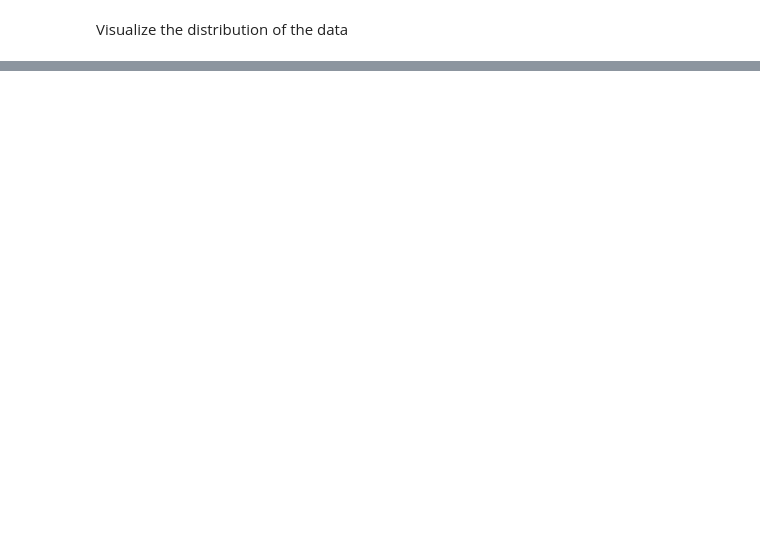
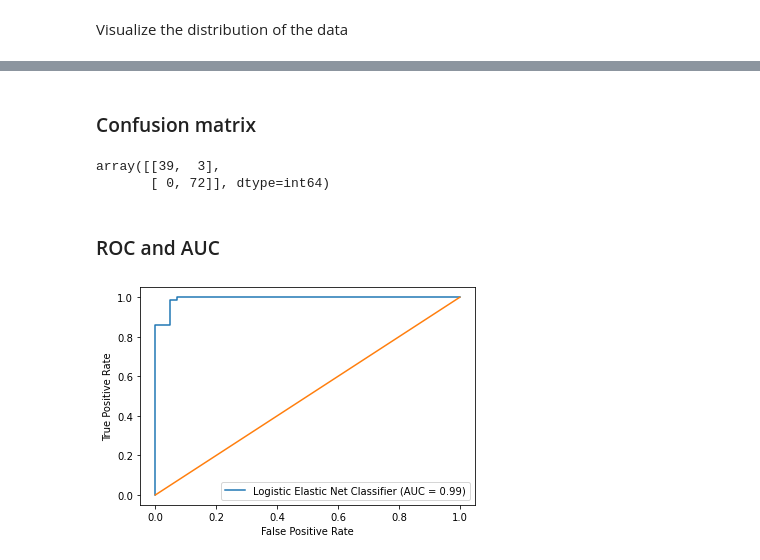
Before and after one commit to Henrik-Kowalkowski/py_breast_cancer, a Jupyter notebook: py_breast_cancer.ipynb, the cells around one changed output, grey strips where cells are left out. Saved outputs shown, nothing was run; the diff lists cells and outputs as text; code cells hidden in the pictures; blank space fills up the shorter version.

Commit message:
add 2 classifiers

```diff
--- a/py_breast_cancer.ipynb
+++ b/py_breast_cancer.ipynb
@@ -80,0 +130,4 @@ plt.show()
+# %%
+X, y = cancer_data.drop(columns="target"), cancer_data.target
+X_train, X_test, y_train, y_test = train_test_split(X, y, test_size=0.20, stratify=y, random_state=0)
+display(X_train.shape, X_test.shape, y_train.shape, y_test.shape)
@@ -80,0 +141,6 @@ plt.show()
+# %%
+scaler = StandardScaler()
+X_train_scale = scaler.fit_transform(X_train)
+X_test_scale = scaler.fit_transform(X_test)
+
+display(X_train.head(3), pd.DataFrame(X_train_scale).head(3))
@@ -80,0 +284,16 @@ plt.show()
+# %%
+inner_cv = KFold(n_splits=3, shuffle=True, random_state=0)
+outer_cv = KFold(n_splits=3, shuffle=True, random_state=0)
+
+l1_ratios = [0, 0.2, 0.4, 0.6, 0.8, 1]
+# Non_nested parameter search and scoring
+gs = LogisticRegressionCV(Cs=20, l1_ratios=l1_ratios,
+                        penalty="elasticnet", solver="saga",
+                        cv=inner_cv, scoring="f1", max_iter=1e5,
+                        n_jobs=-2)
+gs.fit(X_train_scale, y_train)
+
+# Nested CV with parameter optimization
+nested_score = cross_val_score(gs, X=X_train_scale, y=y_train,
+                               cv=outer_cv, scoring="f1",
+                               n_jobs=-2)
@@ -80,0 +370,19 @@ plt.show()
+# %% [markdown]
+### Confusion matrix
+# %%
+confusion_matrix(y_test, y_pred)
+# %% [output]
+array([[39,  3],
+       [ 0, 72]], dtype=int64)
+# %% [markdown]
+### ROC and AUC
+# %%
+fpr, tpr, thresholds = roc_curve(y_test, gs.predict_proba(X_test_scale)[:, 1])
+# %%
+roc_auc = auc(fpr, tpr)
+roc_plt = RocCurveDisplay(fpr=fpr, tpr=tpr, roc_auc=roc_auc, estimator_name="Logistic Elastic Net Classifier")
+roc_plt.plot()
+plt.plot(np.linspace(start=0,stop=1,num=10), np.linspace(start=0,stop=1,num=10))
+plt.show()
+# %% [output]
+[figure, added]
```
Also changed, not shown: parts of 51 cells of this notebook.
